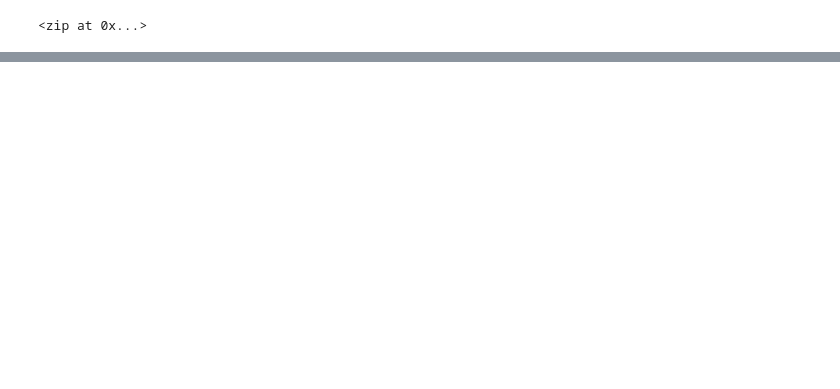
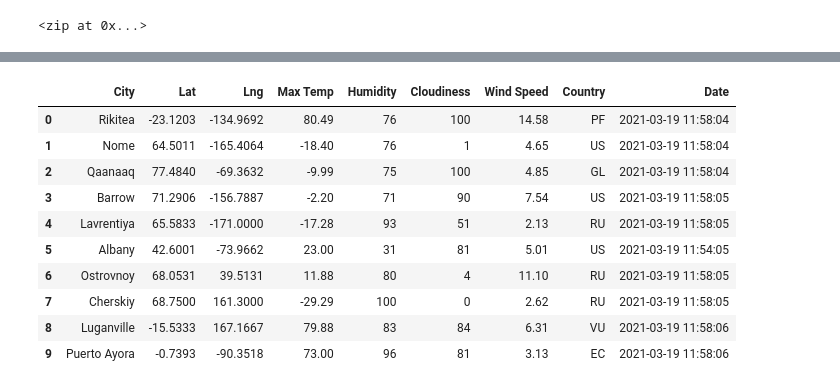
Before and after one commit to fmgribbon/World_Weather_Analysis, a Jupyter notebook: WeatherPy.ipynb, the cells around one changed output, grey strips where cells are left out. Saved outputs shown, nothing was run; the diff lists cells and outputs as text; code cells hidden in the pictures; blank space fills up the shorter version.

```diff
--- a/WeatherPy.ipynb
+++ b/WeatherPy.ipynb
@@ -56,0 +63,4 @@ len(cities)
+# %%
+# Starting URL for Weather Map API Call.
+url = "http://api.openweathermap.org/data/2.5/weather?units=Imperial&APPID=" + weather_api_key
+print(url)
@@ -56,0 +72,10 @@ len(cities)
+# %%
+# Create an empty list to hold the weather data.
+city_data = []
+# Print the beginning of the logging.
+print("Beginning Data Retrieval     ")
+print("-----------------------------")
+
+# Create counters.
+record_count = 1
+set_count = 1
@@ -56,0 +152,16 @@ len(cities)
+# %%
+# Convert the array of dictionaries to a Pandas DataFrame.
+city_data_df = pd.DataFrame(city_data)
+city_data_df.head(10)
+# %% [output]
+|  | City | Lat | Lng | Max Temp | Humidity | Cloudiness | Wind Speed | Country | Date |
+| 0 | Rikitea | -23.1203 | -134.9692 | 80.49 | 76 | 100 | 14.58 | PF | 2021-03-19 11:58:04 |
+| 1 | Nome | 64.5011 | -165.4064 | -18.40 | 76 | 1 | 4.65 | US | 2021-03-19 11:58:04 |
+| 2 | Qaanaaq | 77.4840 | -69.3632 | -9.99 | 75 | 100 | 4.85 | GL | 2021-03-19 11:58:04 |
+| 3 | Barrow | 71.2906 | -156.7887 | -2.20 | 71 | 90 | 7.54 | US | 2021-03-19 11:58:05 |
+| 4 | Lavrentiya | 65.5833 | -171.0000 | -17.28 | 93 | 51 | 2.13 | RU | 2021-03-19 11:58:05 |
+| 5 | Albany | 42.6001 | -73.9662 | 23.00 | 31 | 81 | 5.01 | US | 2021-03-19 11:54:05 |
+| 6 | Ostrovnoy | 68.0531 | 39.5131 | 11.88 | 80 | 4 | 11.10 | RU | 2021-03-19 11:58:05 |
+| 7 | Cherskiy | 68.7500 | 161.3000 | -29.29 | 100 | 0 | 2.62 | RU | 2021-03-19 11:58:05 |
+| 8 | Luganville | -15.5333 | 167.1667 | 79.88 | 83 | 84 | 6.31 | VU | 2021-03-19 11:58:06 |
+| 9 | Puerto Ayora | -0.7393 | -90.3518 | 73.00 | 96 | 81 | 3.13 | EC | 2021-03-19 11:58:06 |
```
Also changed, not shown: parts of 9 cells of this notebook, 1 other file.
